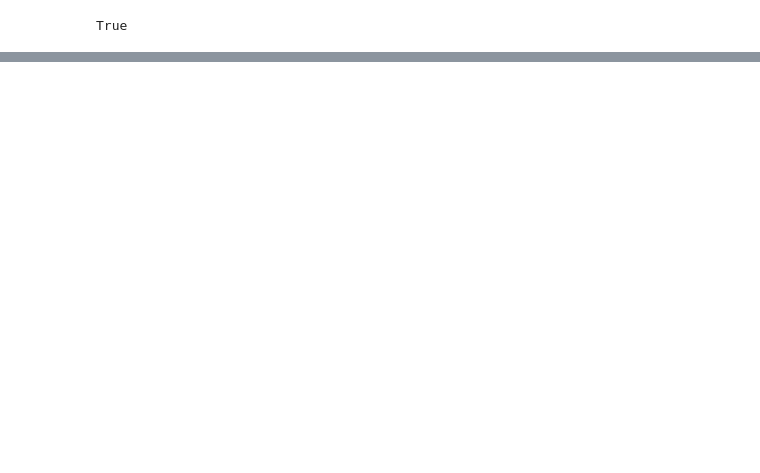
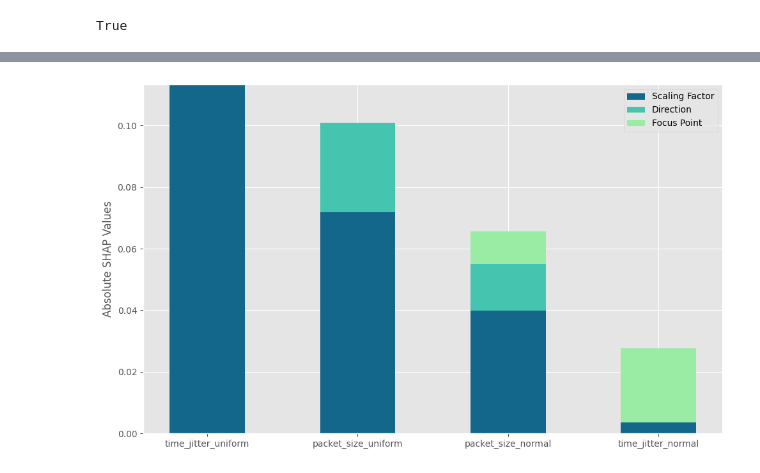
Before and after one commit to ppopiolek/CyberAML, a Jupyter notebook: notebooks/XAI_experiment.ipynb, the cells around one changed output, grey strips where cells are left out. Drawn from its saved outputs; the diff is of its cells as text; code cells hidden in the pictures; blank space fills up the shorter version.

```diff
--- a/notebooks/XAI_experiment.ipynb
+++ b/notebooks/XAI_experiment.ipynb
@@ -894,0 +1261,17 @@ Name: 0, dtype: object
+# %%
+# Tworzenie mapy zamiany kluczy
+key_mapping = {
+    1: 'packet_size_normal',
+    2: 'packet_size_uniform',
+    3: 'time_jitter_normal',
+    4: 'time_jitter_uniform'
+}
+
+# Tworzenie nowego słownika z zamienionymi kluczami
+new_operation_dict = {}
+for key, value in operation_dict.items():
+    new_key = key_mapping.get(key, key)  # Zamiana klucza na nową nazwę, jeśli istnieje w key_mapping
+    new_operation_dict[new_key] = value
+
+# Wyświetlanie wynikowego słownika
+print(new_operation_dict)
@@ -894,0 +1306,42 @@ Name: 0, dtype: object
+# %%
+data = aggregated_dict
+# %%
+# Usunięcie klucza -1
+#data.pop(-1)
+# Przygotowanie danych do wykresu
+categories = list(data.keys())
+scaling_factors = [data[cat]['scaling_factor'] for cat in categories]
+directions = [data[cat]['direction'] for cat in categories]
+focus_points = [data[cat]['focus_point'] for cat in categories]
+
+x = np.arange(len(categories))  # lokalizacje na osi X
+width = 0.5  # szerokość słupka
+
+fig, ax = plt.subplots(figsize=(10, 6))
+
+# Kolory w stylu SHAP
+colors = ['#13678A', '#45C4B0', '#9AEBA3']
+
+# Tworzenie stosowanych słupków
+p1 = ax.bar(x, scaling_factors, width, label='Scaling Factor', color=colors[0])
+p2 = ax.bar(x, directions, width, bottom=scaling_factors, label='Direction', color=colors[1])
+p3 = ax.bar(x, focus_points, width, bottom=np.array(scaling_factors) + np.array(directions), label='Focus Point', color=colors[2])
+
+# Dodanie etykiet, tytułu i legendy
+ax.set_ylabel('Absolute SHAP Values')
+#ax.set_title('Comparison of Parameters by Category')
+ax.set_xticks(x)
+ax.set_xticklabels(categories)
+ax.legend()
+
+# Usunięcie podpisów wartości na słupkach dla czystości wykresu do publikacji
+# autolabel(p1)
+# autolabel(p2)
+# autolabel(p3)
+
+fig.tight_layout()
+
+# Wyświetlenie wykresu
+plt.show()
+# %% [output]
+[figure, added]
```
Also changed, not shown: parts of 42 cells of this notebook, 1 other file.
